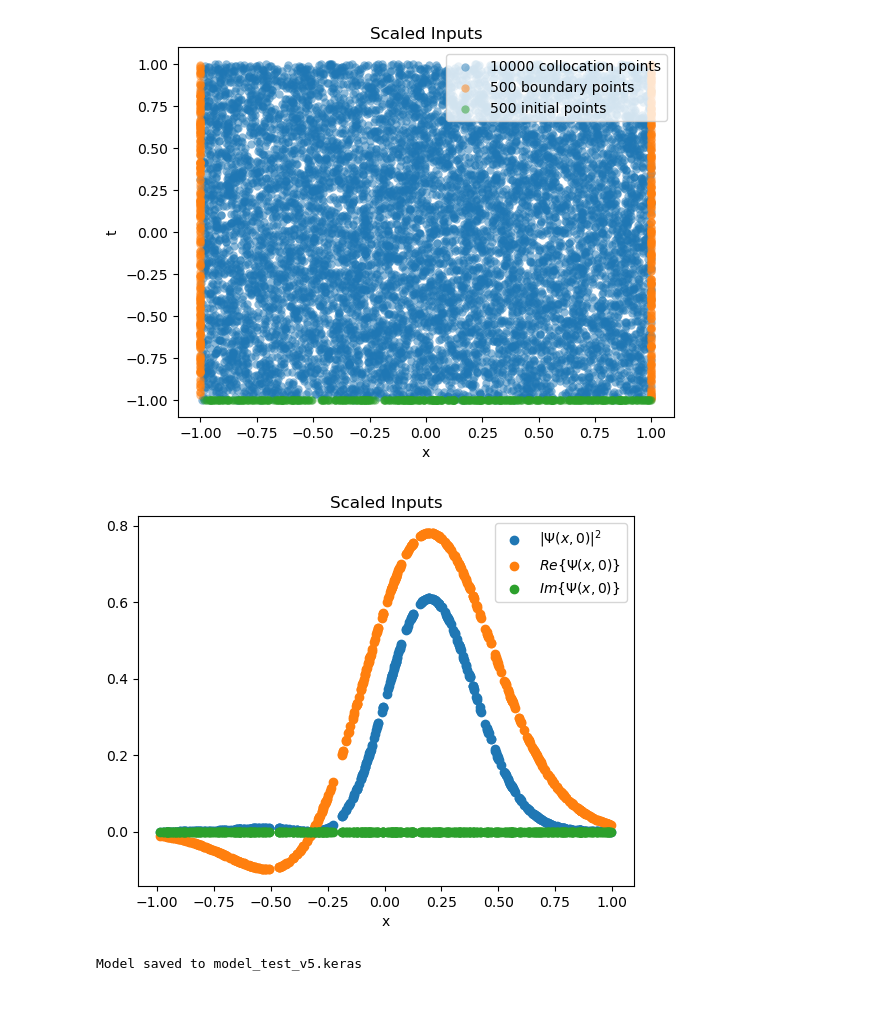
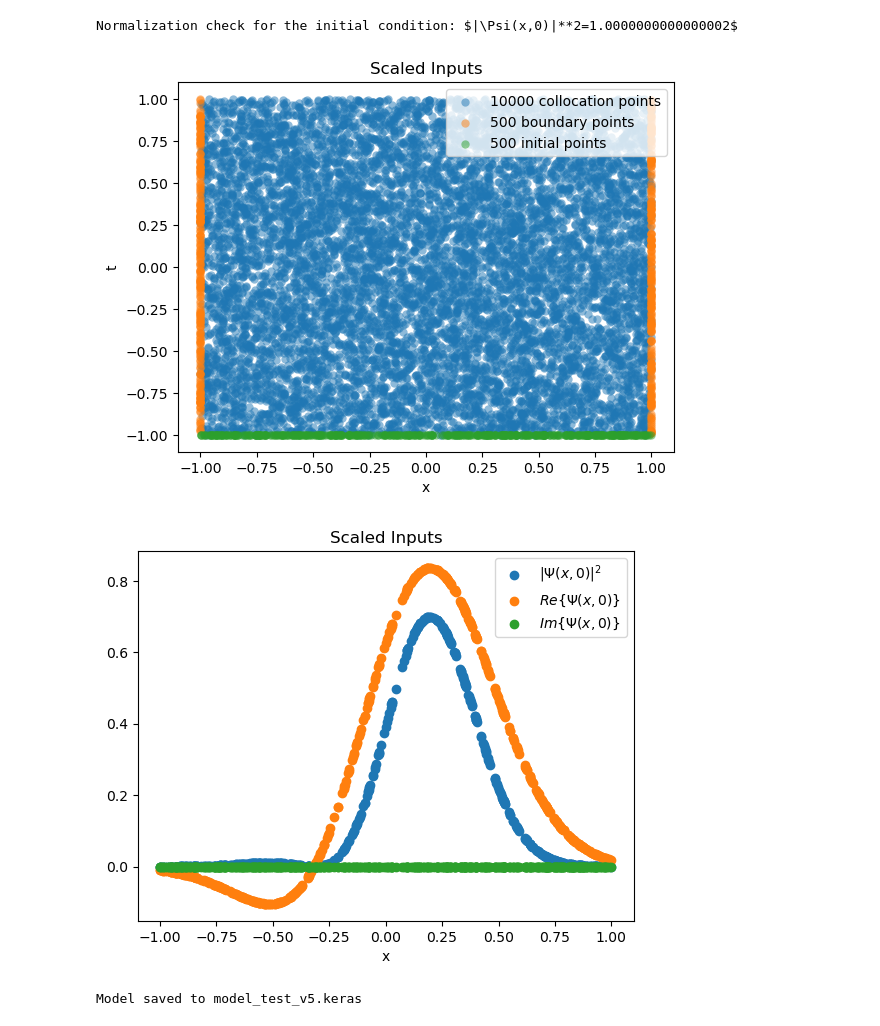
Before and after one commit to mrdchua/PINN-TDSE, a Jupyter notebook: TDSE-PHYS299/PINN-TDSE-v4.ipynb, the cells around one changed output. Saved outputs shown, nothing was run; the diff lists cells and outputs as text; code cells hidden in the pictures.

```diff
--- a/TDSE-PHYS299/PINN-TDSE-v4.ipynb
+++ b/TDSE-PHYS299/PINN-TDSE-v4.ipynb
@@ -45,37 +45,53 @@ t_b = scale_inputs(t_b, t_min, t_max)
 
 # initial points
 x_i = tf.random.uniform((N_i, 1), x_min, x_max, dtype=DTYPE)
 t_i = tf.zeros_like(x_i, dtype=DTYPE)
 psi_i = tf.cast(psi_init(x_i, omega, pi), tf.complex128)
 # scaled initial points
 x_i = scale_inputs(x_i, x_min, x_max)
 t_i = scale_inputs(t_i, t_min, t_max)
-# normalized psi_i
-norm = tf.math.sqrt(tf.reduce_mean(tf.math.abs(psi_i)**2) * (x_max-x_min))
+# # normalized psi_i (Monte Carlo integration)
+# norm = tf.math.sqrt(tf.reduce_mean(tf.math.abs(psi_i)**2) * (x_max-x_min))
+# psi_i_Re = tf.math.real(psi_i) / norm
+# psi_i_Im = tf.math.imag(psi_i) / norm
+
+# normalized psi_i (Riemann sum approximation)
+dx_i = (x_max - x_min) / N_i
+norm = tf.math.sqrt(tf.reduce_sum(tf.math.abs(psi_i)**2) * dx_i)
 psi_i_Re = tf.math.real(psi_i) / norm
 psi_i_Im = tf.math.imag(psi_i) / norm
+
+# verify normalization
+norm_check = tf.reduce_sum(psi_i_Re**2 + psi_i_Im**2) * dx_i
+print(f'Normalization check for the initial condition: $|\Psi(x,0)|**2={norm_check}$')
+
+# grid for normalization penalty
+N_grid = 200
+x_grid = tf.linspace(x_min, x_max, N_grid)[:, None]  # shape (N_grid, 1)
+x_grid = scale_inputs(x_grid, x_min, x_max)
 
 # plotting collocation, boundary, and initial points
 plt.scatter(x_f, t_f, alpha=0.5, linewidths=1e-6, label=f'{N_f} collocation points')
 plt.scatter(x_b, t_b, alpha=0.5, linewidths=1e-6, label=f'{N_b} boundary points')
 plt.scatter(x_i, t_i, alpha=0.5, linewidths=1e-6, label=f'{N_i} initial points')
 plt.xlabel('x')
 plt.ylabel('t')
 plt.title('Scaled Inputs')
 plt.legend(loc='upper right')
 plt.show()
 
 # plotting initial condition
 plt.scatter(x_i, psi_i_Re**2 + psi_i_Im**2, label=r'$|\Psi(x,0)|^2$')
 plt.scatter(x_i, psi_i_Re, label=r'$Re\{\Psi(x,0)\}$')
 plt.scatter(x_i, psi_i_Im, label=r'$Im\{\Psi(x,0)\}$')
 plt.xlabel('x')
 plt.title('Scaled Inputs')
 plt.legend(loc='upper right')
 plt.show()
 # %% [output]
+Normalization check for the initial condition: $|\Psi(x,0)|**2=1.0000000000000002$
-[figure, old version]
+[figure, new version]
-[figure, old version]
+[figure, new version]
 # %%
 # define Fourier feature layer
 @tf.keras.utils.register_keras_serializable()
```
Also changed, not shown: parts of 5 cells of this notebook.
